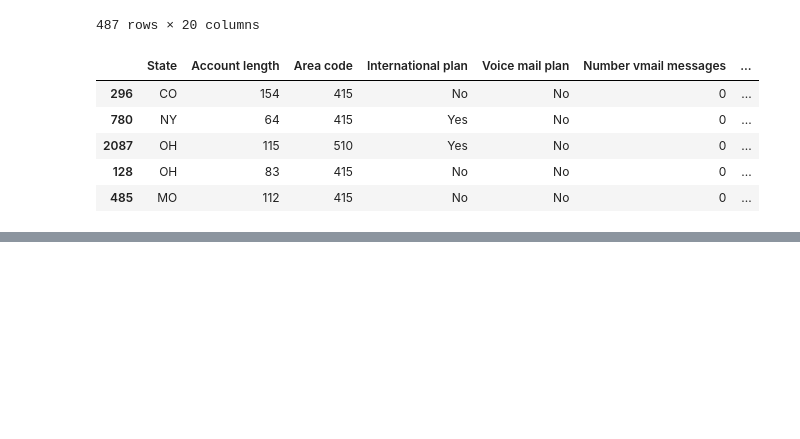
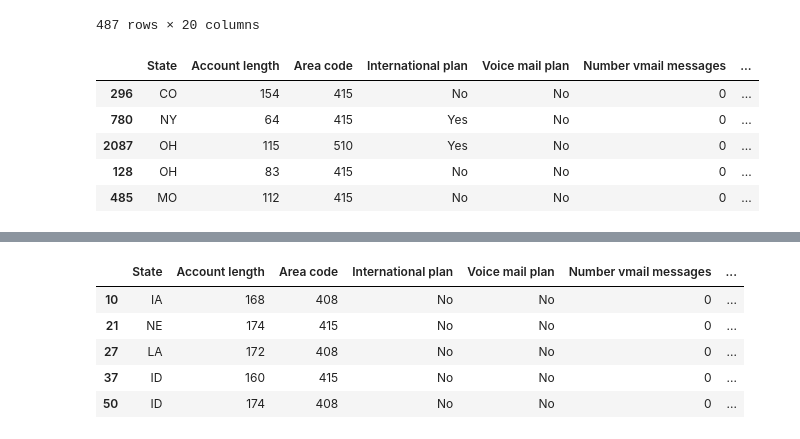
Before and after one commit to mdraihankabirsifat/codveda-data-science-internship, a Jupyter notebook: 00_Learning/03_Pandas/01_pandas_basics.ipynb, the cells around one changed output, grey strips where cells are left out. Saved outputs shown, nothing was run; the diff lists cells and outputs as text; code cells hidden in the pictures; blank space fills up the shorter version.

```diff
--- a/00_Learning/03_Pandas/01_pandas_basics.ipynb
+++ b/00_Learning/03_Pandas/01_pandas_basics.ipynb
@@ -156,0 +203,9 @@ sorted_df = df.sort_values(
+# %%
+df[df["Account length"]> 150].head()
+# %% [output]
+|  | State | Account length | Area code | International plan | Voice mail plan | Number vmail messages | ... |
+| 10 | IA | 168 | 408 | No | No | 0 | ... |
+| 21 | NE | 174 | 415 | No | No | 0 | ... |
+| 27 | LA | 172 | 408 | No | No | 0 | ... |
+| 37 | ID | 160 | 415 | No | No | 0 | ... |
+| 50 | ID | 174 | 408 | No | No | 0 | ... |
```
Also changed, not shown: parts of 7 cells of this notebook, 1 other file.
